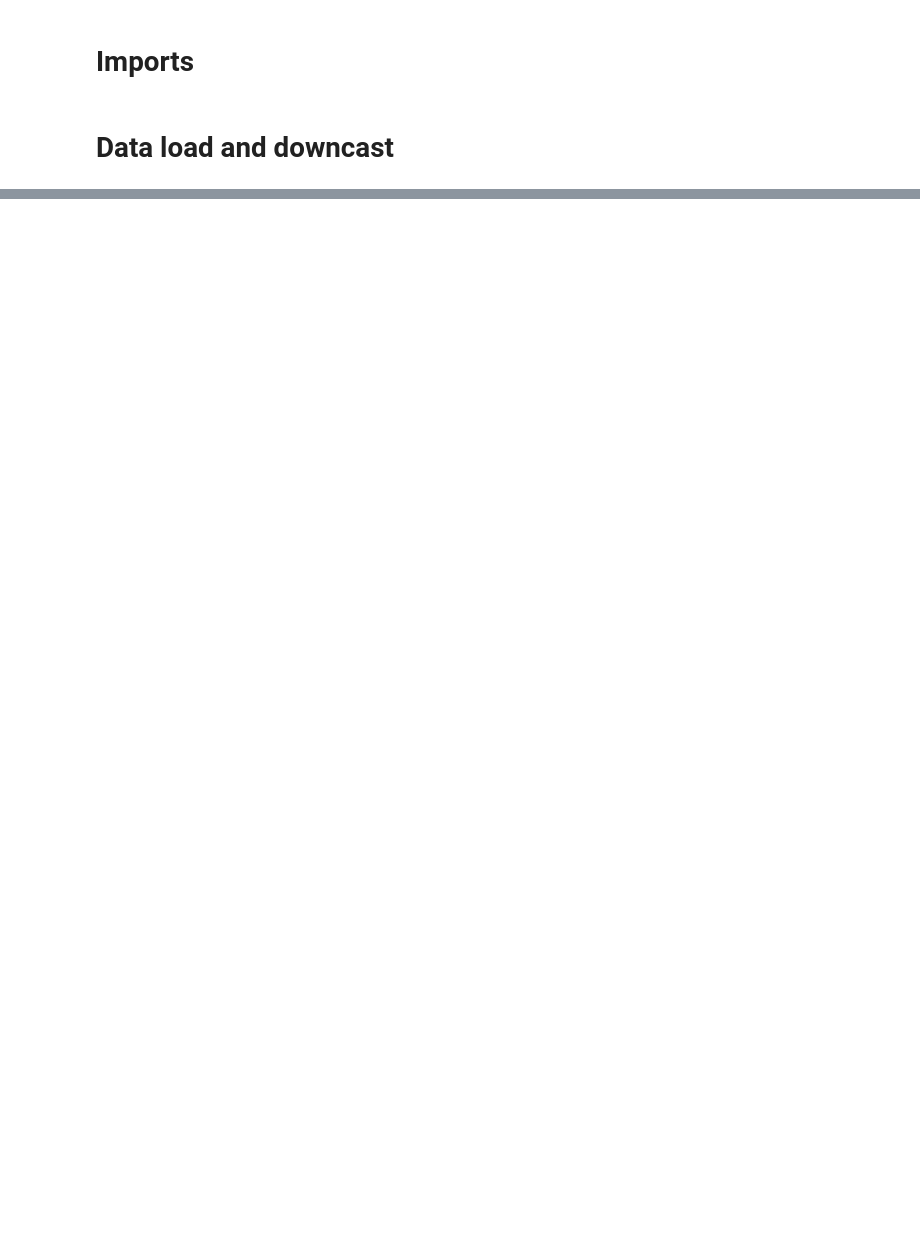
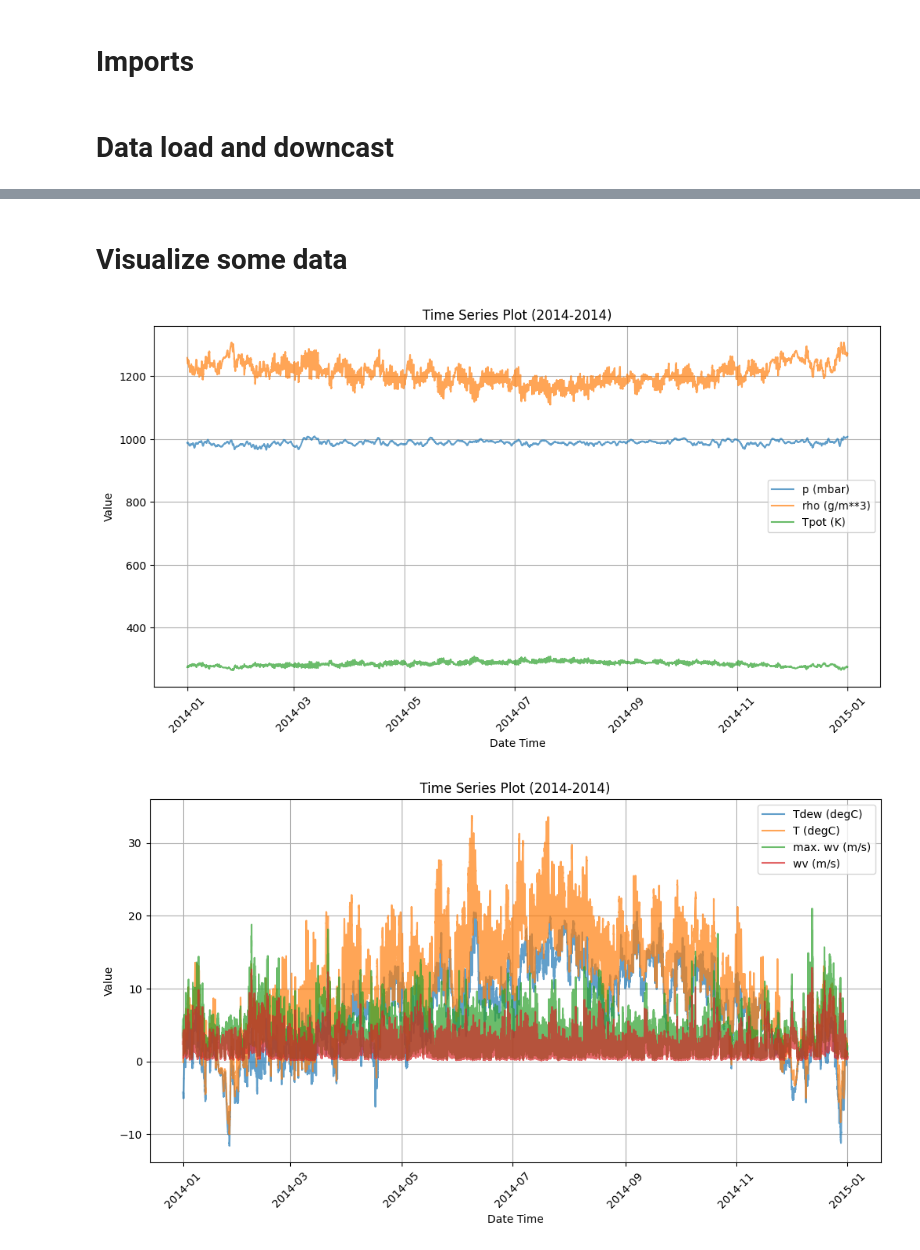
Before and after one commit to ezemriv/AI-Researcher-Task, a Jupyter notebook: notebooks/00_EDA.ipynb, the cells around one changed output, grey strips where cells are left out. Saved outputs shown, nothing was run; the diff lists cells and outputs as text; code cells hidden in the pictures; blank space fills up the shorter version.

```diff
--- a/notebooks/00_EDA.ipynb
+++ b/notebooks/00_EDA.ipynb
@@ -40,0 +34,2 @@ shape: (420_551, 15)
+# %%
+df = pl.read_parquet(PRO_DATA_PATH_v1)
@@ -60,0 +91,5 @@ std        39.975208      65.446714      69.016932      86.681693
+# %%
+# How many negs in to_correct = ['wv (m/s)', 'max. wv (m/s)']
+
+for col in ['wv (m/s)', 'max. wv (m/s)']:
+    print(col, df.filter(pl.col(col) < 0).select(col).count().to_numpy()[0])
@@ -60,0 +106,44 @@ std        39.975208      65.446714      69.016932      86.681693
+# %%
+# Convert to NaN to later impute
+df = df.with_columns([
+    pl.col("wv (m/s)").replace(-9999, None),
+    pl.col("max. wv (m/s)").replace(-9999, None)
+])
+# %% [markdown]
+# Visualize some data
+# %%
+def plot_years(df, year1, year2):
+
+    # Group by ~ scale
+    grouped_variables = [
+        ["p (mbar)", "rho (g/m**3)","Tpot (K)"],
+        ["Tdew (degC)", "T (degC)", "max. wv (m/s)", "wv (m/s)"],
+        ["VPmax (mbar)", "VPact (mbar)", "VPdef (mbar)", "sh (g/kg)", "H2OC (mmol/mol)", "rh (%)"]#, "wd (deg)"]
+    ]
+
+    filtered_df = df.filter(
+        (df["Date Time"].dt.year() >= year1) & (df["Date Time"].dt.year() <= year2)
+    )
+
+    if filtered_df.is_empty():
+        print(f"No data available for the range {year1}-{year2}.")
+        return
+
+    for cols in grouped_variables:
+
+        plt.figure(figsize=(12, 6))
+        for col in cols:
+            plt.plot(filtered_df["Date Time"], filtered_df[col], label=col, alpha=0.7)
+
+        plt.xlabel("Date Time")
+        plt.ylabel("Value")
+        plt.title(f"Time Series Plot ({year1}-{year2})")
+        plt.legend()
+        plt.xticks(rotation=45)
+        plt.grid()
+        plt.show()
+
+plot_years(df, 2014, 2014)
+# %% [output]
+[figure, added]
+[figure, added]
```
Also changed, not shown: parts of 13 cells of this notebook, 9 other files.
